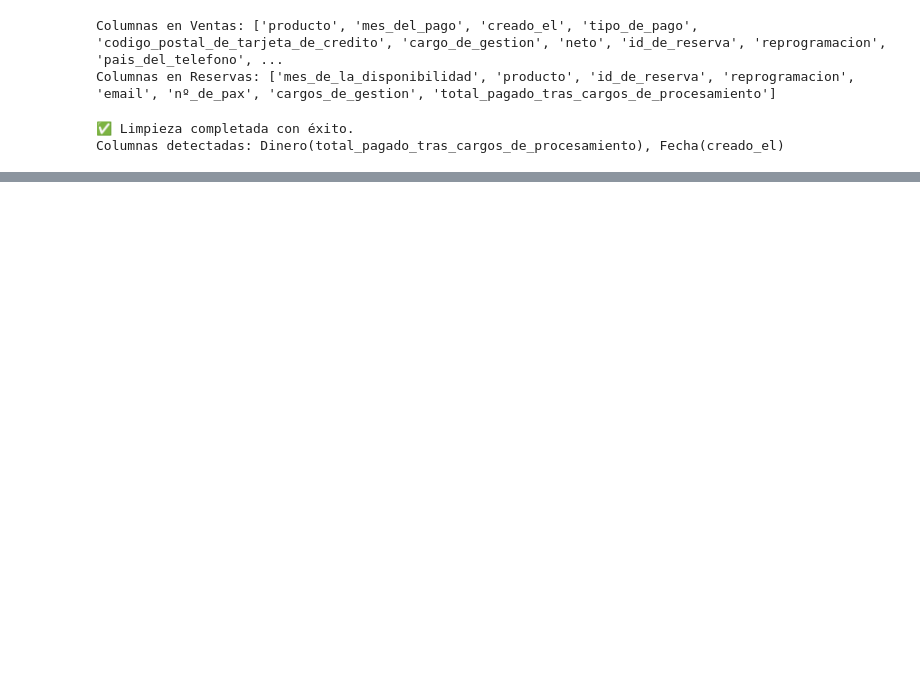
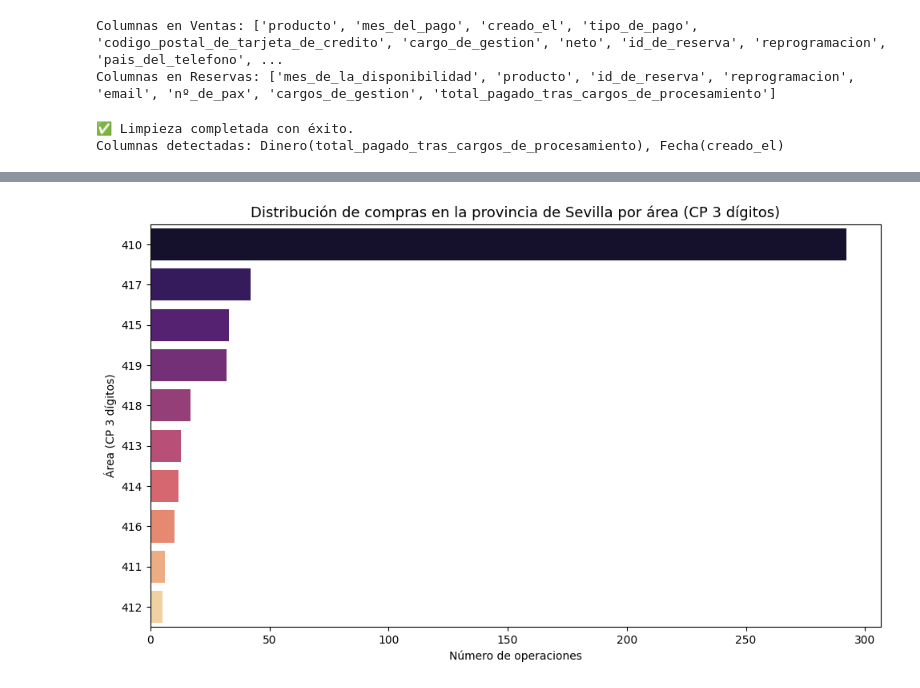
Before and after one commit to lolarealcejudo27/EDA_Oasis_Spa_Sevilla, a Jupyter notebook: src/notebooks/02_geografia.ipynb, the cells around one changed output, grey strips where cells are left out. Drawn from its saved outputs; the diff is of its cells as text; code cells hidden in the pictures; blank space fills up the shorter version.

```diff
--- a/src/notebooks/02_geografia.ipynb
+++ b/src/notebooks/02_geografia.ipynb
@@ -103,0 +107,21 @@ KeyError: 'codigo_postal'
+# %%
+# GRÁFICA 2 — Desglose de Sevilla por área (CP 3 dígitos, todas las transacciones)
+sevilla = df_master[df_master['cp_area'].str.startswith('41', na=False)]
+top_sevilla = sevilla['cp_area'].value_counts()
+
+plt.figure(figsize=(10, 6))
+sns.barplot(
+    x=top_sevilla.values,
+    y=top_sevilla.index,
+    palette='magma',
+    hue=top_sevilla.index,
+    legend=False
+)
+plt.title('Distribución de compras en la provincia de Sevilla por área (CP 3 dígitos)', fontsize=13)
+plt.xlabel('Número de operaciones')
+plt.ylabel('Área (CP 3 dígitos)')
+plt.tight_layout()
+plt.savefig('../img/distribucion_sevilla.png')
+plt.show()
+# %% [output]
+[figure, added]
```
Also changed, not shown: parts of 5 cells of this notebook, 12 other files.
